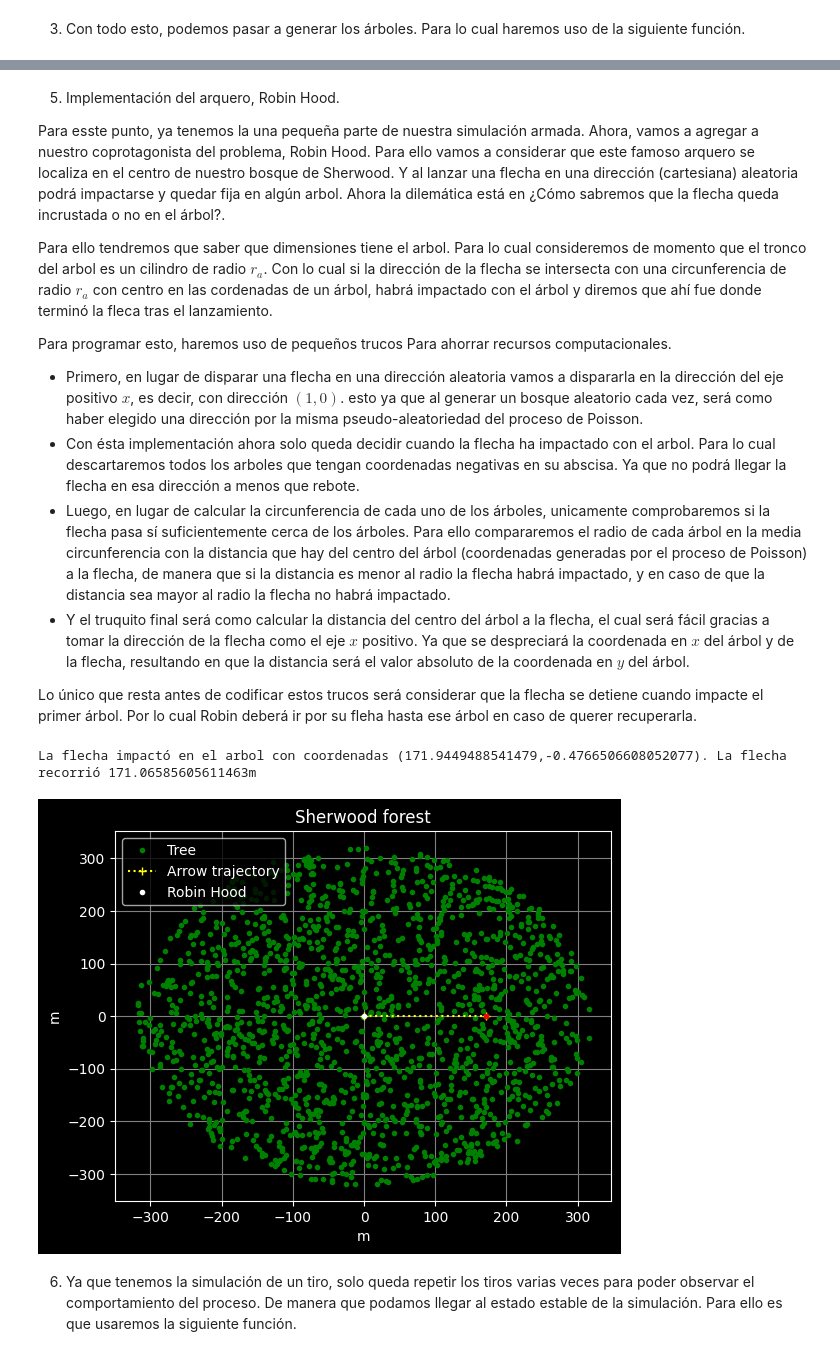
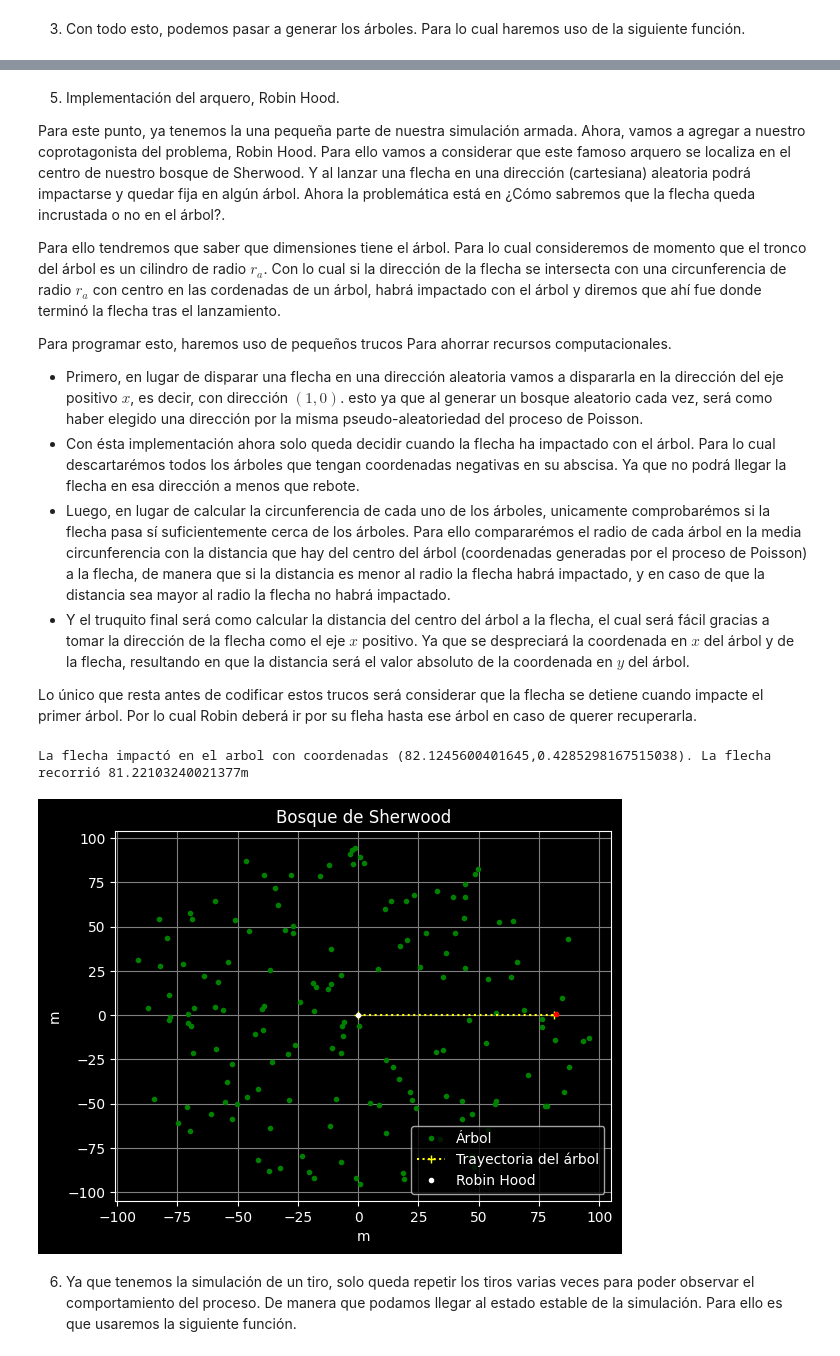
Before and after one commit to Vixuz144/Robin-Hood, a Jupyter notebook: Robin_Hood[EN].ipynb, the cells around one changed output, grey strips where cells are left out. Drawn from its saved outputs; the diff is of its cells as text; code cells hidden in the pictures.

```diff
--- a/Robin_Hood[EN].ipynb
+++ b/Robin_Hood[EN].ipynb
@@ -254,5 +262,5 @@ Esta función genera el proceso de Poisson bivariado.
 # %%
-radio = 320
+radio = 100
 densidad = 0.005
 # %%
 seed(144)
@@ -270,14 +278,14 @@ plt.show()
 # %% [markdown]
 5. Implementación del arquero, Robin Hood.
 
-Para esste punto, ya tenemos la una pequeña parte de nuestra simulación armada. Ahora, vamos a agregar a nuestro coprotagonista del problema, Robin Hood. Para ello vamos a considerar que este famoso arquero se localiza en el centro de nuestro bosque de Sherwood. Y al lanzar una flecha en una dirección (cartesiana) aleatoria podrá impactarse y quedar fija en algún arbol. Ahora la dilemática está en ¿Cómo sabremos que la flecha queda incrustada o no en el árbol?.
+Para este punto, ya tenemos la una pequeña parte de nuestra simulación armada. Ahora, vamos a agregar a nuestro coprotagonista del problema, Robin Hood. Para ello vamos a considerar que este famoso arquero se localiza en el centro de nuestro bosque de Sherwood. Y al lanzar una flecha en una dirección (cartesiana) aleatoria podrá impactarse y quedar fija en algún árbol. Ahora la problemática está en ¿Cómo sabremos que la flecha queda incrustada o no en el árbol?.
 
-Para ello tendremos que saber que dimensiones tiene el arbol. Para lo cual consideremos de momento que el tronco del arbol es un cilindro de radio $r_a$. Con lo cual si la dirección de la flecha se intersecta con una circunferencia de radio $r_a$ con centro en las cordenadas de un árbol, habrá impactado con el árbol y diremos que ahí fue donde terminó la fleca tras el lanzamiento.
+Para ello tendremos que saber que dimensiones tiene el árbol. Para lo cual consideremos de momento que el tronco del árbol es un cilindro de radio $r_a$. Con lo cual si la dirección de la flecha se intersecta con una circunferencia de radio $r_a$ con centro en las cordenadas de un árbol, habrá impactado con el árbol y diremos que ahí fue donde terminó la flecha tras el lanzamiento.
 
 Para programar esto, haremos uso de pequeños trucos Para ahorrar recursos computacionales.
 * Primero, en lugar de disparar una flecha en una dirección aleatoria vamos a dispararla en la dirección del eje positivo $x$, es decir, con dirección $(1, 0)$. esto ya que al generar un bosque aleatorio cada vez, será como haber elegido una dirección por la misma pseudo-aleatoriedad del proceso de Poisson.
-* Con ésta implementación ahora solo queda decidir cuando la flecha ha impactado con el arbol. Para lo cual descartaremos todos los arboles que tengan coordenadas negativas en su abscisa. Ya que no podrá llegar la flecha en esa dirección a menos que rebote.
-* Luego, en lugar de calcular la circunferencia de cada uno de los árboles, unicamente comprobaremos si la flecha pasa sí suficientemente cerca de los árboles. Para ello compararemos el radio de cada árbol en la media circunferencia con la distancia que hay del centro del árbol (coordenadas generadas por el proceso de Poisson) a la flecha, de manera que si la distancia es menor al radio la flecha habrá impactado, y en caso de que la distancia sea mayor al radio la flecha no habrá impactado.
+* Con ésta implementación ahora solo queda decidir cuando la flecha ha impactado con el árbol. Para lo cual descartarémos todos los árboles que tengan coordenadas negativas en su abscisa. Ya que no podrá llegar la flecha en esa dirección a menos que rebote.
+* Luego, en lugar de calcular la circunferencia de cada uno de los árboles, unicamente comprobarémos si la flecha pasa sí suficientemente cerca de los árboles. Para ello compararémos el radio de cada árbol en la media circunferencia con la distancia que hay del centro del árbol (coordenadas generadas por el proceso de Poisson) a la flecha, de manera que si la distancia es menor al radio la flecha habrá impactado, y en caso de que la distancia sea mayor al radio la flecha no habrá impactado.
 * Y el truquito final será como calcular la distancia del centro del árbol a la flecha, el cual será fácil gracias a tomar la dirección de la flecha como el eje $x$ positivo. Ya que se despreciará la coordenada en $x$ del árbol y de la flecha, resultando en que la distancia será el valor absoluto de la coordenada en $y$ del árbol.
 
 Lo único que resta antes de codificar estos trucos será considerar que la flecha se detiene cuando impacte el primer árbol. Por lo cual Robin deberá ir por su fleha hasta ese árbol en caso de querer recuperarla.
@@ -307,26 +315,24 @@ def disparo_flecha(X, Y, R, max_dist):
 # %%
 r_a = 1 * np.ones(len(X))
 x, y, d = disparo_flecha(X, Y, r_a, radio)
 
 print(f'La flecha impactó en el arbol con coordenadas ({x},{y}). La flecha recorrió {d}m')
 
-plt.plot(X, Y, '.g', label='Tree')
-plt.plot((0,d), (0,0), ':+', color = 'yellow', label='Arrow trajectory')
+plt.plot(X, Y, '.g', label='Árbol')
+plt.plot((0,d), (0,0), ':+', color = 'yellow', label='Trayectoria del árbol')
 plt.plot(x, y, '.r')
 plt.plot(0, 0, '.w', label='Robin Hood')
-# plt.xlim(-x-10, x+10)
-# plt.ylim(-x-10, x+10)
-plt.title('Sherwood forest')
+plt.title('Bosque de Sherwood')
 plt.xlabel('m')
 plt.ylabel('m')
 plt.grid(color='gray')
 plt.legend()
 
-plt.savefig('Primera_graf')
+plt.savefig('Tercera_graf')
 plt.show()
 # %% [output]
-La flecha impactó en el arbol con coordenadas (171.9449488541479,-0.4766506608052077). La flecha recorrió 171.06585605611463m
+La flecha impactó en el arbol con coordenadas (82.1245600401645,0.4285298167515038). La flecha recorrió 81.22103240021377m
-[figure, old version]
+[figure, new version]
 # %% [markdown]
 6. Ya que tenemos la simulación de un tiro, solo queda repetir los tiros varias veces para poder observar el comportamiento del proceso. De manera que podamos llegar al estado estable de la simulación. Para ello es que usaremos la siguiente función.
 # %%
```
Also changed, not shown: parts of 86 cells of this notebook.
